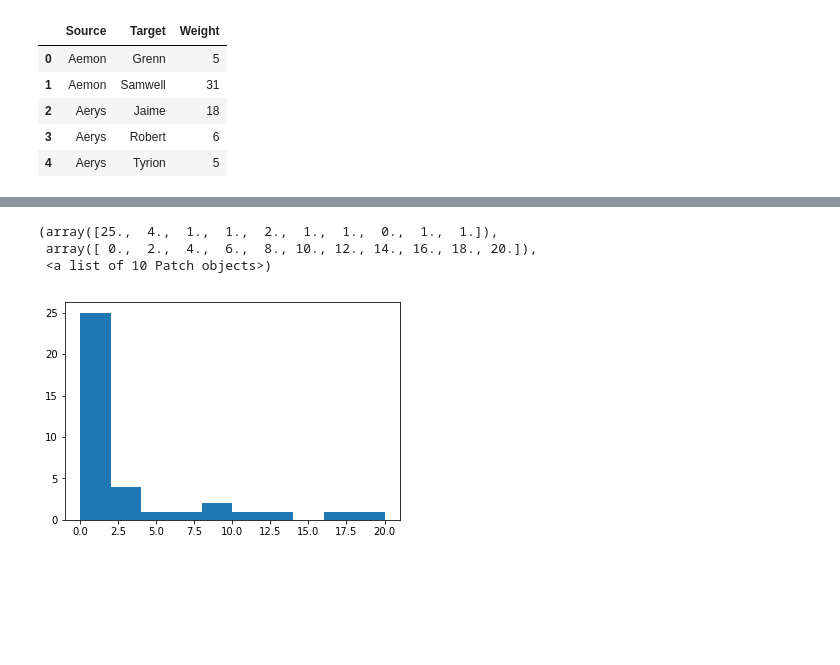
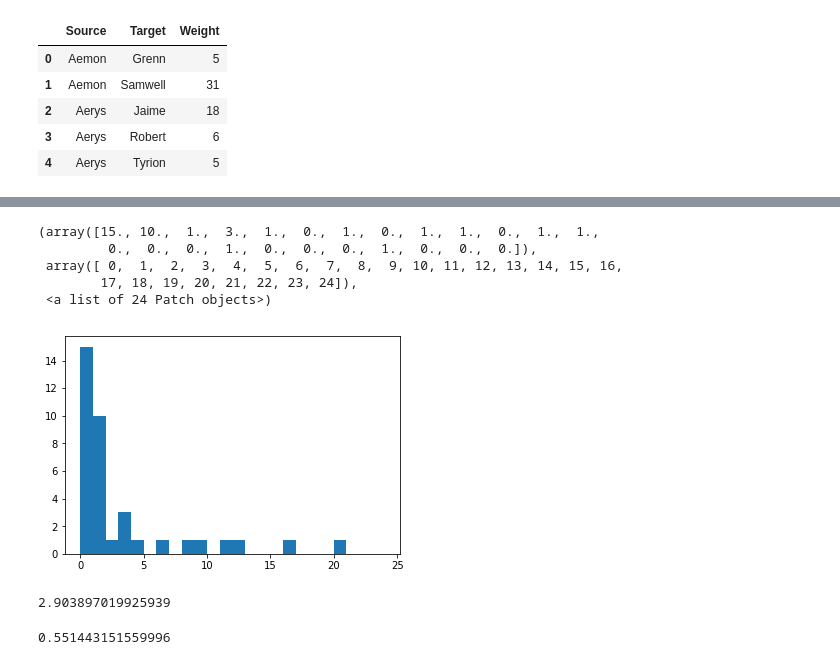
Before and after one commit to napsternxg/Network-Analysis-Spring-2018, a Jupyter notebook: notebooks/Network Basics/Network Of Thrones.ipynb, the cells around one changed output, grey strips where cells are left out. Drawn from its saved outputs; the diff is of its cells as text; code cells hidden in the pictures; blank space fills up the shorter version.

```diff
--- a/notebooks/Network Basics/Network Of Thrones.ipynb
+++ b/notebooks/Network Basics/Network Of Thrones.ipynb
@@ -37,7 +60,9 @@ nx.draw(G)
 # %%
-plt.hist(nx.degree_histogram(G))
+plt.hist(nx.degree_histogram(G), bins=range(25))
 # %% [output]
-(array([25.,  4.,  1.,  1.,  2.,  1.,  1.,  0.,  1.,  1.]),
- array([ 0.,  2.,  4.,  6.,  8., 10., 12., 14., 16., 18., 20.]),
- <a list of 10 Patch objects>)
+(array([15., 10.,  1.,  3.,  1.,  0.,  1.,  0.,  1.,  1.,  0.,  1.,  1.,
+         0.,  0.,  0.,  1.,  0.,  0.,  0.,  1.,  0.,  0.,  0.]),
+ array([ 0,  1,  2,  3,  4,  5,  6,  7,  8,  9, 10, 11, 12, 13, 14, 15, 16,
+        17, 18, 19, 20, 21, 22, 23, 24]),
+ <a list of 24 Patch objects>)
-[figure, old version]
+[figure, new version]
@@ -45,0 +69,8 @@ from utilities import get_all_node_metrics
+# %%
+nx.average_shortest_path_length(G)
+# %% [output]
+2.903897019925939
+# %%
+np.mean(dict_to_values(G, nx.clustering(G)))
+# %% [output]
+0.551443151559996
```
Also changed, not shown: parts of 22 cells of this notebook, 8 other files.
